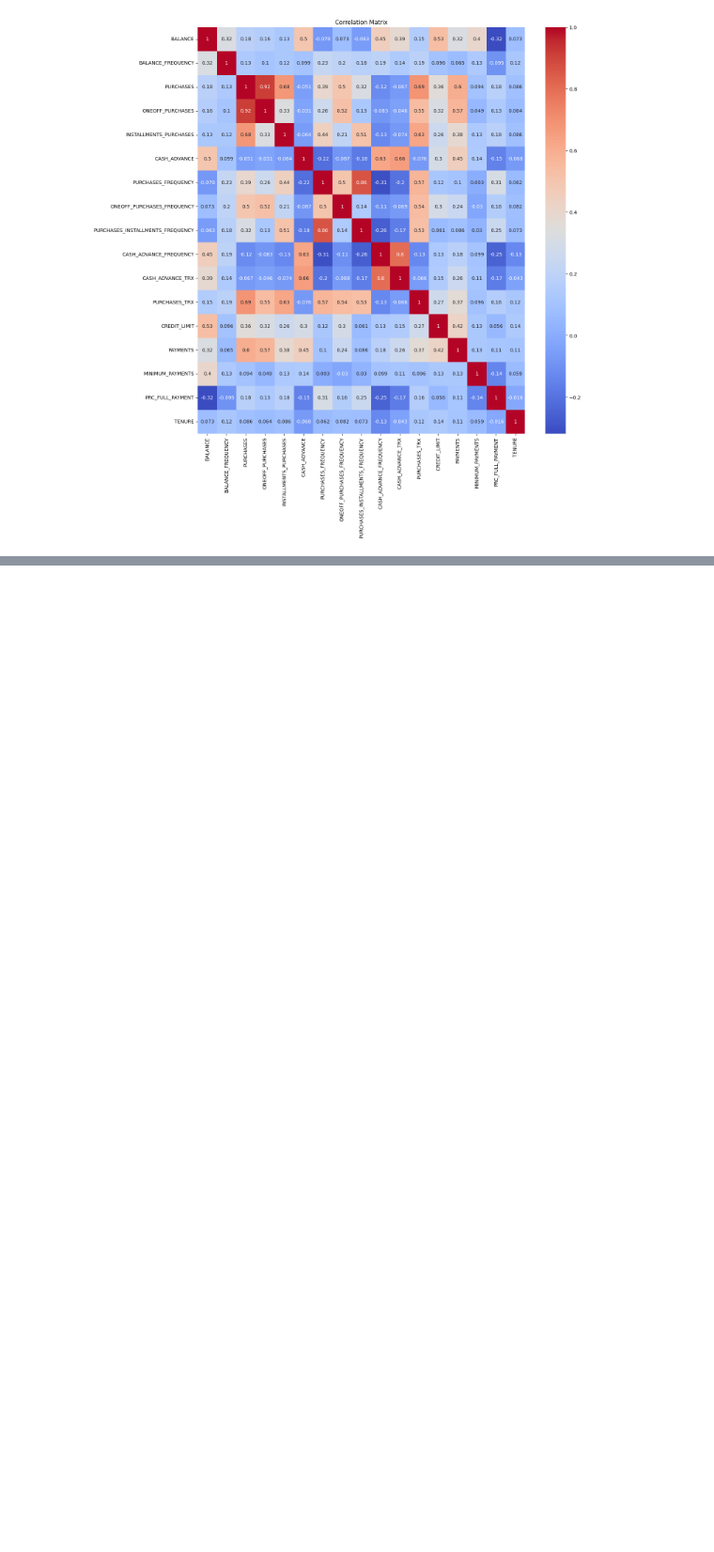
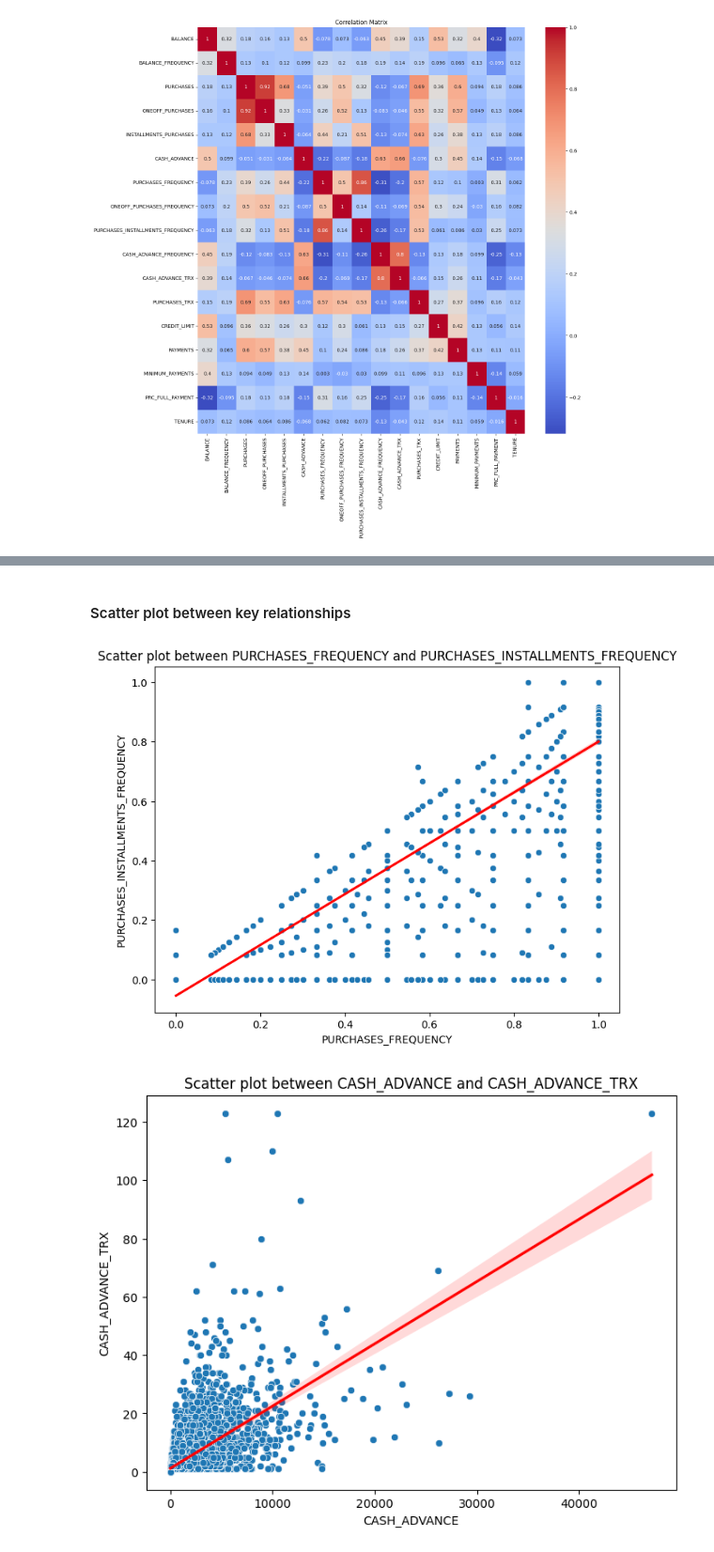
Before and after one commit to janchovanec/ZSU-Projekt, a Jupyter notebook: notebooks/eda.ipynb, the cells around one changed output, grey strips where cells are left out. Shown at 94% size. Drawn from its saved outputs; the diff is of its cells as text; code cells hidden in the pictures; blank space fills up the shorter version.

```diff
--- a/notebooks/eda.ipynb
+++ b/notebooks/eda.ipynb
@@ -139,0 +178,7 @@ plt.show()
+# %%
+key_pairs = set()
+for col in corr.columns:
+    for row in corr.index:
+        if abs(corr.loc[row, col]) > 0.6 and corr.loc[row, col] != 1:
+            key_pairs.add(tuple(sorted([row, col])))
+key_pairs
@@ -139,0 +195,14 @@ plt.show()
+# %% [markdown]
+#### Scatter plot between key relationships
+# %%
+for pair in key_pairs:
+    plt.figure(figsize=(8, 6))
+    sns.scatterplot(x=df[pair[0]], y=df[pair[1]])
+    sns.regplot(x=df[pair[0]], y=df[pair[1]], scatter=False, color='red')
+    plt.title(f'Scatter plot between {pair[0]} and {pair[1]}')
+    plt.xlabel(pair[0])
+    plt.ylabel(pair[1])
+    plt.show()
+# %% [output]
+[figure, added]
+[figure, added]
```
Also changed, not shown: parts of 8 cells of this notebook.
